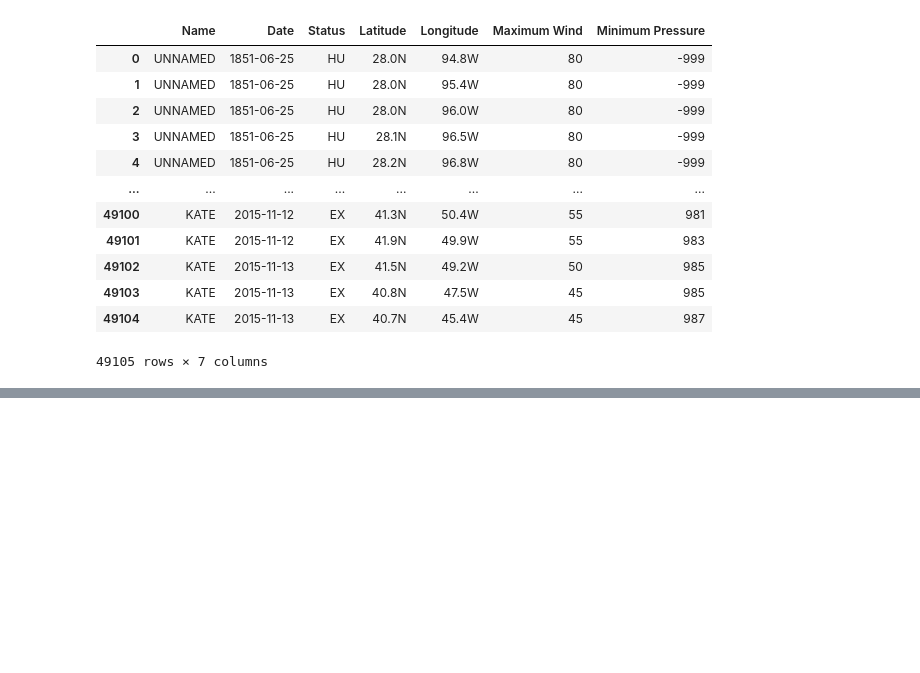
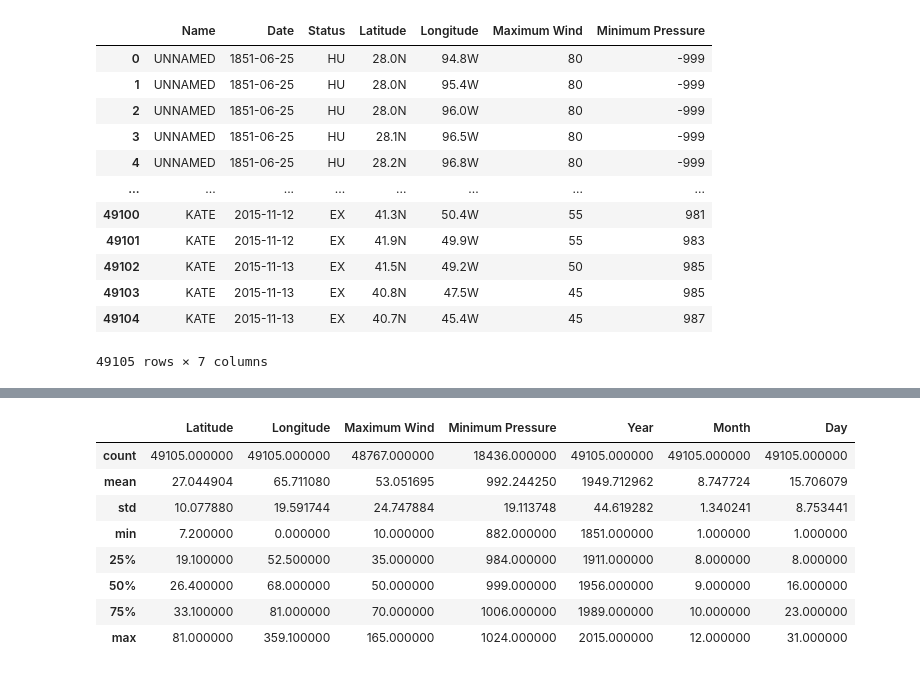
Before and after one commit to DanielBrechner/hurrdat_co2, a Jupyter notebook: all_hurr_test.ipynb, the cells around one changed output, grey strips where cells are left out. Cells and saved outputs as stored; diff of their text form; code cells hidden in the pictures; blank space fills up the shorter version.

```diff
--- a/all_hurr_test.ipynb
+++ b/all_hurr_test.ipynb
@@ -53,3 +56,15 @@ hurr_df[cols_to_check] = hurr_df[cols_to_check].mask(negative_mask, np.nan)
 # %%
 hurr_df['Latitude'] = hurr_df['Latitude'].str[:-1].astype(float)
 hurr_df['Longitude'] = hurr_df['Longitude'].str[:-1].astype(float)
+# %%
+hurr_df.describe()
+# %% [output]
+|  | Latitude | Longitude | Maximum Wind | Minimum Pressure | Year | Month | Day |
+| count | 49105.000000 | 49105.000000 | 48767.000000 | 18436.000000 | 49105.000000 | 49105.000000 | 49105.000000 |
+| mean | 27.044904 | 65.711080 | 53.051695 | 992.244250 | 1949.712962 | 8.747724 | 15.706079 |
+| std | 10.077880 | 19.591744 | 24.747884 | 19.113748 | 44.619282 | 1.340241 | 8.753441 |
+| min | 7.200000 | 0.000000 | 10.000000 | 882.000000 | 1851.000000 | 1.000000 | 1.000000 |
+| 25% | 19.100000 | 52.500000 | 35.000000 | 984.000000 | 1911.000000 | 8.000000 | 8.000000 |
+| 50% | 26.400000 | 68.000000 | 50.000000 | 999.000000 | 1956.000000 | 9.000000 | 16.000000 |
+| 75% | 33.100000 | 81.000000 | 70.000000 | 1006.000000 | 1989.000000 | 10.000000 | 23.000000 |
+| max | 81.000000 | 359.100000 | 165.000000 | 1024.000000 | 2015.000000 | 12.000000 | 31.000000 |
```
Also changed, not shown: parts of 4 cells of this notebook.
